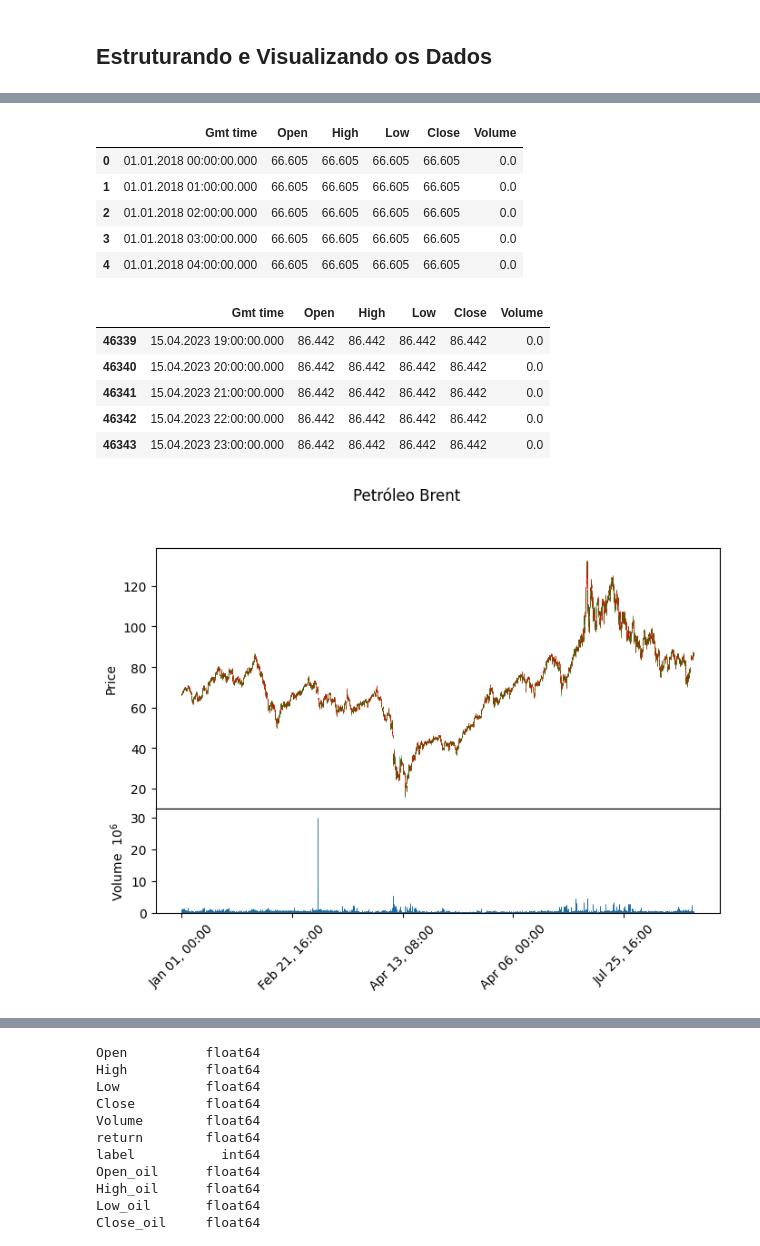
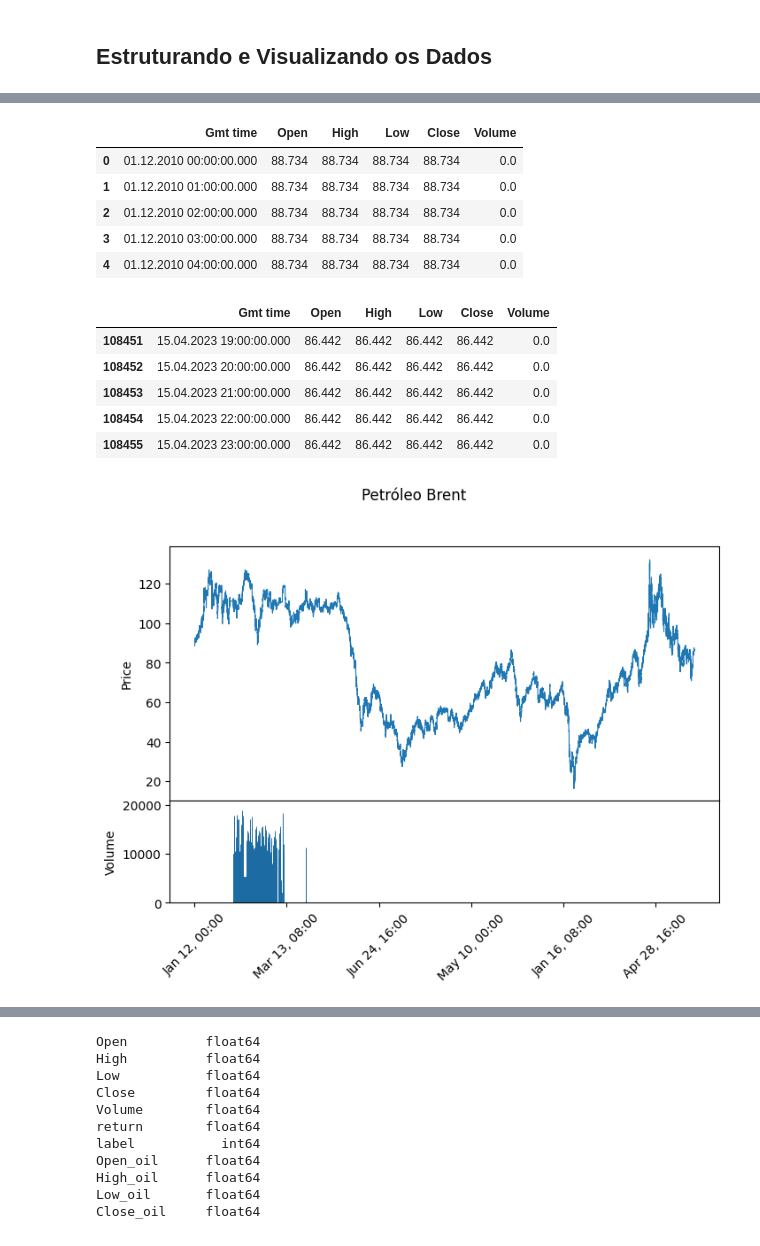
Before and after one commit to akashj-creator/BinaryOptionsXGB, a Jupyter notebook: Predict Future Price - Binary Option of USDCAD - V6.ipynb, the cells around one changed output, grey strips where cells are left out. Drawn from its saved outputs; the diff is of its cells as text; code cells hidden in the pictures.

Commit message:
dataset com mais dados, removendo linhas com volume 0

```diff
--- a/Predict Future Price - Binary Option of USDCAD - V6.ipynb
+++ b/Predict Future Price - Binary Option of USDCAD - V6.ipynb
@@ -18,8 +18,8 @@ import pickle
 # %%
 # transformando dataframes de USDCAD e do PETRÓLEO BRENT
 
-h = pd.read_csv('USDCAD_Candlestick_1_Hour_BID_31.12.2017-14.04.2023.csv')
-o = pd.read_csv('BRENT.CMDUSD_Candlestick_1_Hour_BID_31.12.2017-14.04.2023.csv')
+h = pd.read_csv('USDCAD_Candlestick_1_Hour_BID_31.12.2009-14.04.2023.csv')
+o = pd.read_csv('BRENT.CMDUSD_Candlestick_1_Hour_BID_30.11.2010-14.04.2023.csv')
 # %%
 # Put USD/CAD hour data into Pandas Dataframe
 
@@ -63,33 +63,33 @@ display(df_oil.head())
 display(df_oil.tail())
 # %% [output]
 |  | Gmt time | Open | High | Low | Close | Volume |
-| 0 | 01.01.2018 00:00:00.000 | 66.605 | 66.605 | 66.605 | 66.605 | 0.0 |
-| 1 | 01.01.2018 01:00:00.000 | 66.605 | 66.605 | 66.605 | 66.605 | 0.0 |
-| 2 | 01.01.2018 02:00:00.000 | 66.605 | 66.605 | 66.605 | 66.605 | 0.0 |
-| 3 | 01.01.2018 03:00:00.000 | 66.605 | 66.605 | 66.605 | 66.605 | 0.0 |
-| 4 | 01.01.2018 04:00:00.000 | 66.605 | 66.605 | 66.605 | 66.605 | 0.0 |
+| 0 | 01.12.2010 00:00:00.000 | 88.734 | 88.734 | 88.734 | 88.734 | 0.0 |
+| 1 | 01.12.2010 01:00:00.000 | 88.734 | 88.734 | 88.734 | 88.734 | 0.0 |
+| 2 | 01.12.2010 02:00:00.000 | 88.734 | 88.734 | 88.734 | 88.734 | 0.0 |
+| 3 | 01.12.2010 03:00:00.000 | 88.734 | 88.734 | 88.734 | 88.734 | 0.0 |
+| 4 | 01.12.2010 04:00:00.000 | 88.734 | 88.734 | 88.734 | 88.734 | 0.0 |
 |  | Gmt time | Open | High | Low | Close | Volume |
-| 46339 | 15.04.2023 19:00:00.000 | 86.442 | 86.442 | 86.442 | 86.442 | 0.0 |
-| 46340 | 15.04.2023 20:00:00.000 | 86.442 | 86.442 | 86.442 | 86.442 | 0.0 |
-| 46341 | 15.04.2023 21:00:00.000 | 86.442 | 86.442 | 86.442 | 86.442 | 0.0 |
-| 46342 | 15.04.2023 22:00:00.000 | 86.442 | 86.442 | 86.442 | 86.442 | 0.0 |
-| 46343 | 15.04.2023 23:00:00.000 | 86.442 | 86.442 | 86.442 | 86.442 | 0.0 |
+| 108451 | 15.04.2023 19:00:00.000 | 86.442 | 86.442 | 86.442 | 86.442 | 0.0 |
+| 108452 | 15.04.2023 20:00:00.000 | 86.442 | 86.442 | 86.442 | 86.442 | 0.0 |
+| 108453 | 15.04.2023 21:00:00.000 | 86.442 | 86.442 | 86.442 | 86.442 | 0.0 |
+| 108454 | 15.04.2023 22:00:00.000 | 86.442 | 86.442 | 86.442 | 86.442 | 0.0 |
+| 108455 | 15.04.2023 23:00:00.000 | 86.442 | 86.442 | 86.442 | 86.442 | 0.0 |
 # %%
 oil = df_oil.copy()
 oil.index = pd.to_datetime(oil['Gmt time'])
 
 # Renomeia as colunas para atender aos requisitos do mplfinance
 oil = oil.rename(columns={'Open':'open', 'High':'high', 'Low':'low', 'Close':'close', 'Volume':'volume'})
 
 # Define os parâmetros para o gráfico de candlestick
 mc = mpf.make_marketcolors(up='g', down='r', wick='inherit', edge='inherit')
 s = mpf.make_mpf_style(marketcolors=mc)
-kwargs = dict(type='candle', volume=True, figratio=(12,8), figscale=1.0, style=s, title='Petróleo Brent',warn_too_much_data=100000)
+kwargs = dict(type='line', volume=True, figratio=(12,8), figscale=1.0, style=s, title='Petróleo Brent',warn_too_much_data=10000000)
 
 # Cria o gráfico de candlestick com um gráfico de barras de volume
 mpf.plot(oil, **kwargs)
 # %% [output]
-[figure, old version]
+[figure, new version]
 # %%
 # Colocando a data como index
 df['datetime'] = pd.to_datetime(df['Gmt time'])
```
Also changed, not shown: parts of 21 cells of this notebook, 6 other files.
